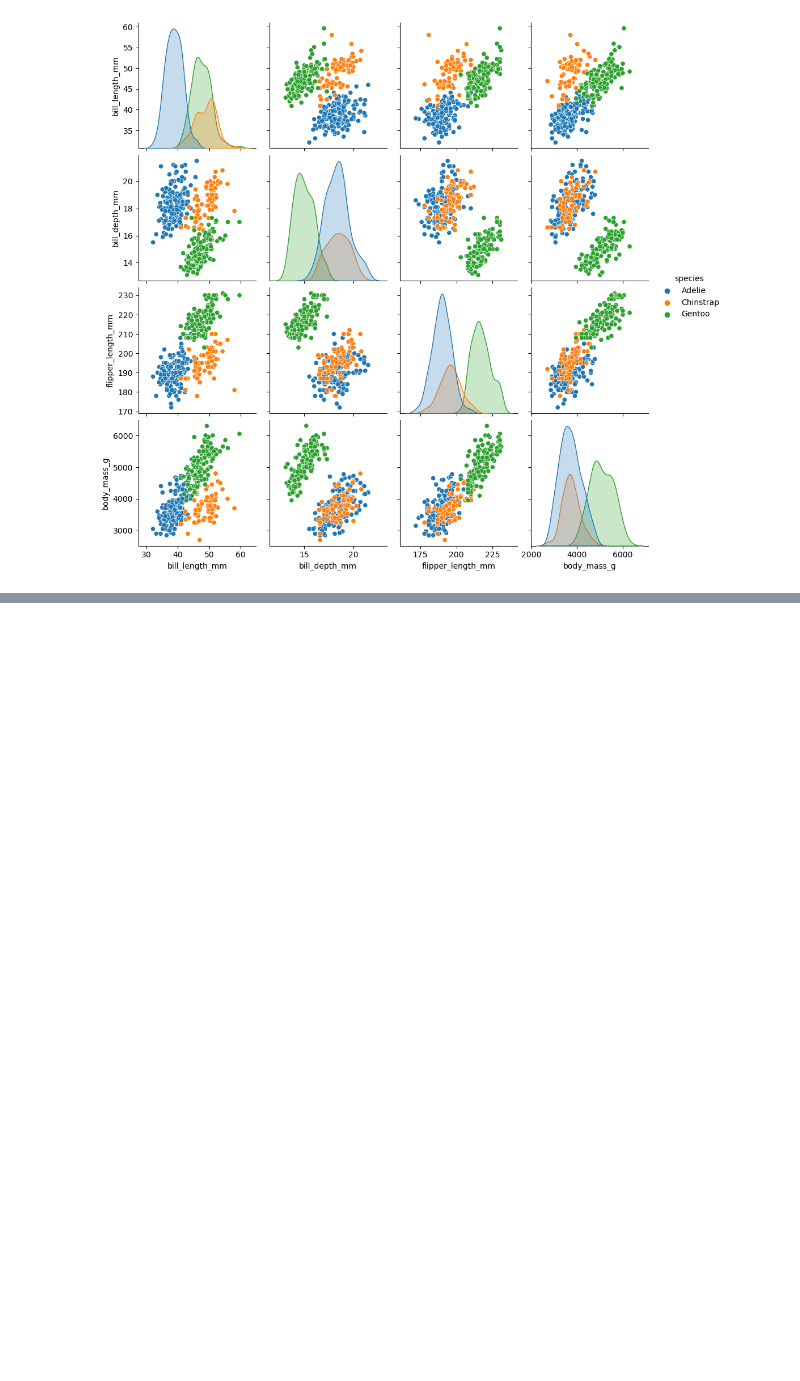
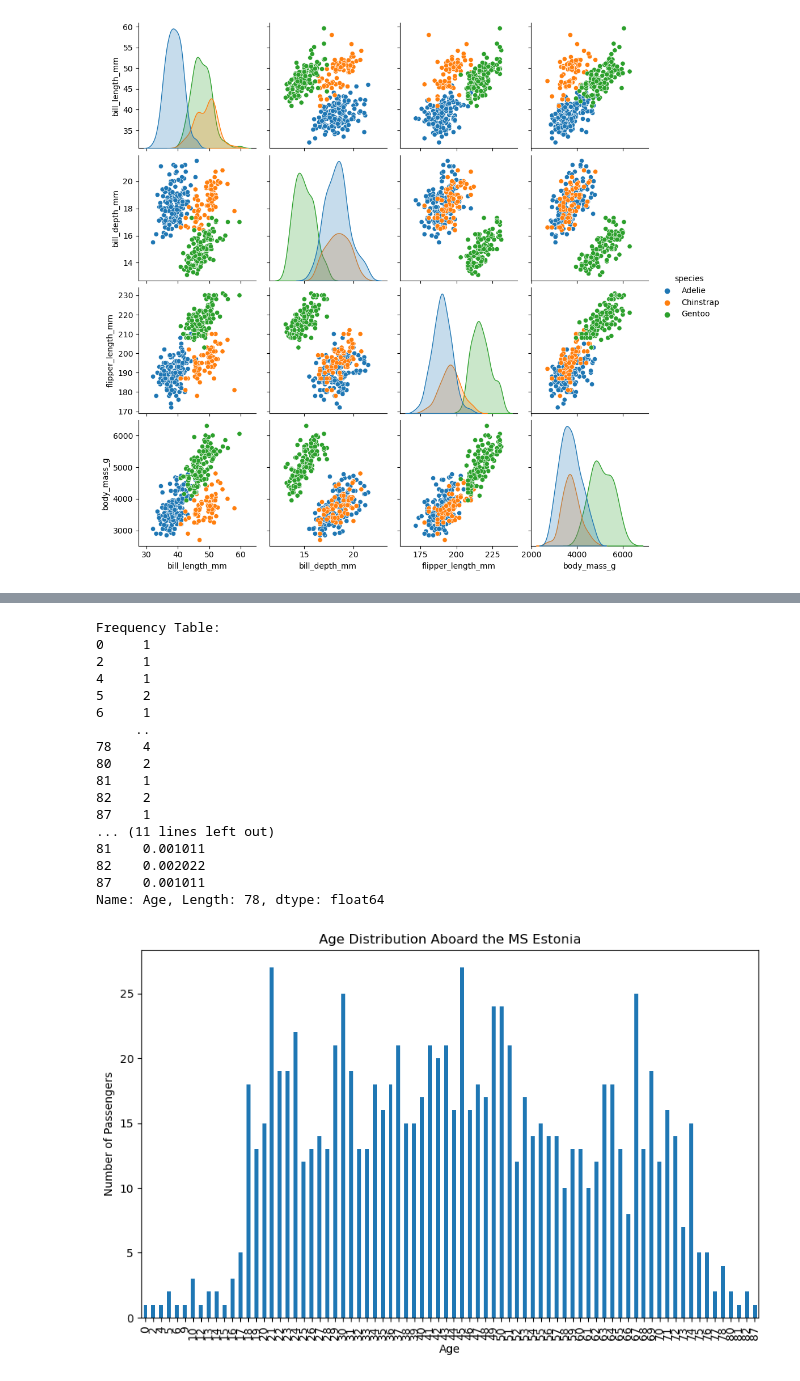
Before and after one commit to calebLSw/AI-1, a Jupyter notebook: Titanic/Titanic.ipynb, the cells around one changed output, grey strips where cells are left out. Cells and saved outputs as stored; diff of their text form; code cells hidden in the pictures; blank space fills up the shorter version.

```diff
--- a/Titanic/Titanic.ipynb
+++ b/Titanic/Titanic.ipynb
@@ -352,0 +355,5 @@ NameError: name 'freqTable' is not defined
+# %%
+
+df = pd.read_csv('estonia.csv')
+
+df.head()
@@ -352,0 +367,37 @@ NameError: name 'freqTable' is not defined
+# %%
+
+age_frequency = df['Age'].value_counts().sort_index()
+
+age_relative_frequency = age_frequency / age_frequency.sum()
+
+print("Frequency Table:")
+print(age_frequency)
+
+print("\nRelative Frequency Table:")
+print(age_relative_frequency)
+
+plt.figure(figsize=(10, 6))
+age_frequency.plot(kind='bar')
+plt.title('Age Distribution Aboard the MS Estonia')
+plt.xlabel('Age')
+plt.ylabel('Number of Passengers')
+plt.show()
+# %% [output]
+Frequency Table:
+0     1
+2     1
+4     1
+5     2
+6     1
+     ..
+78    4
+80    2
+81    1
+82    2
+87    1
+... (11 lines left out)
+81    0.001011
+82    0.002022
+87    0.001011
+Name: Age, Length: 78, dtype: float64
+[figure, added]
```
Also changed, not shown: parts of 7 cells of this notebook, 6 other files.
